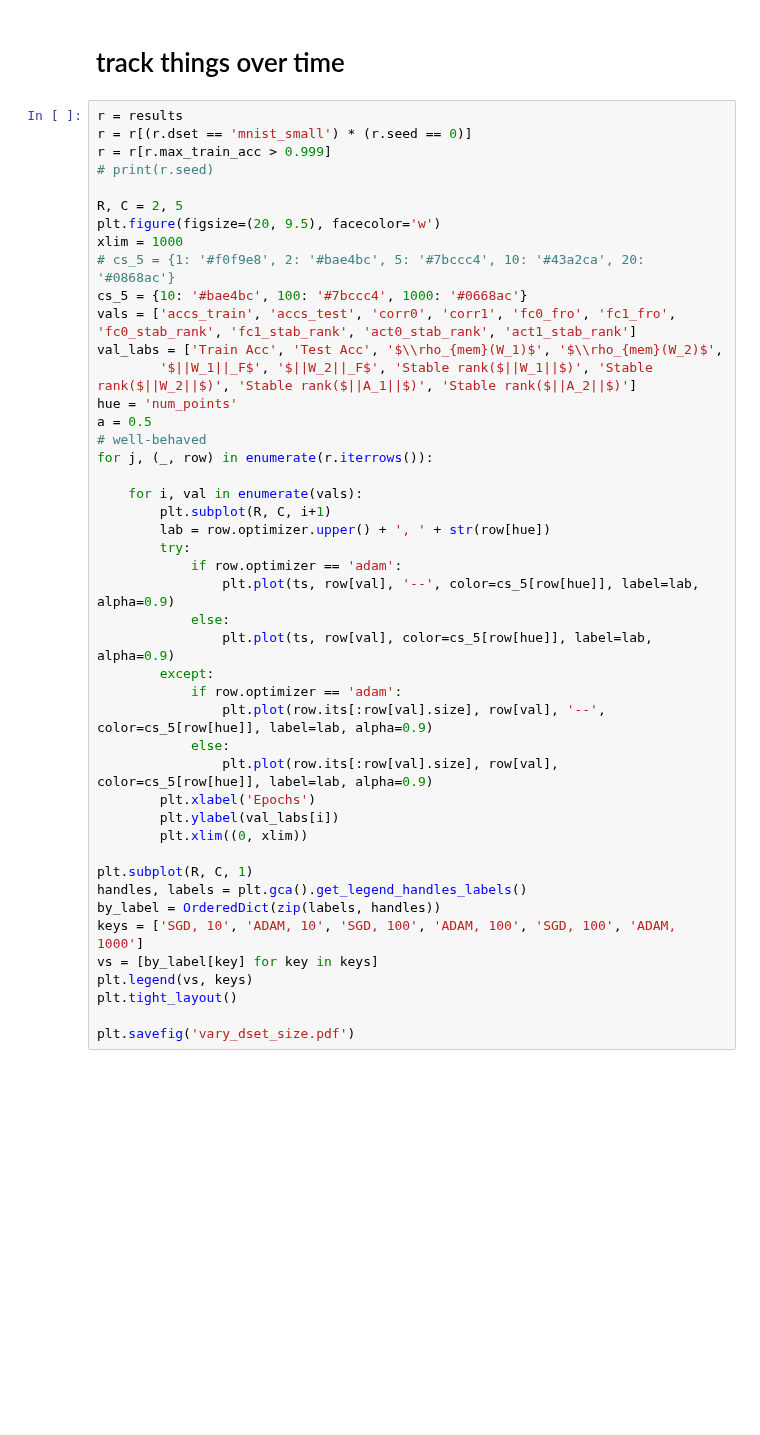
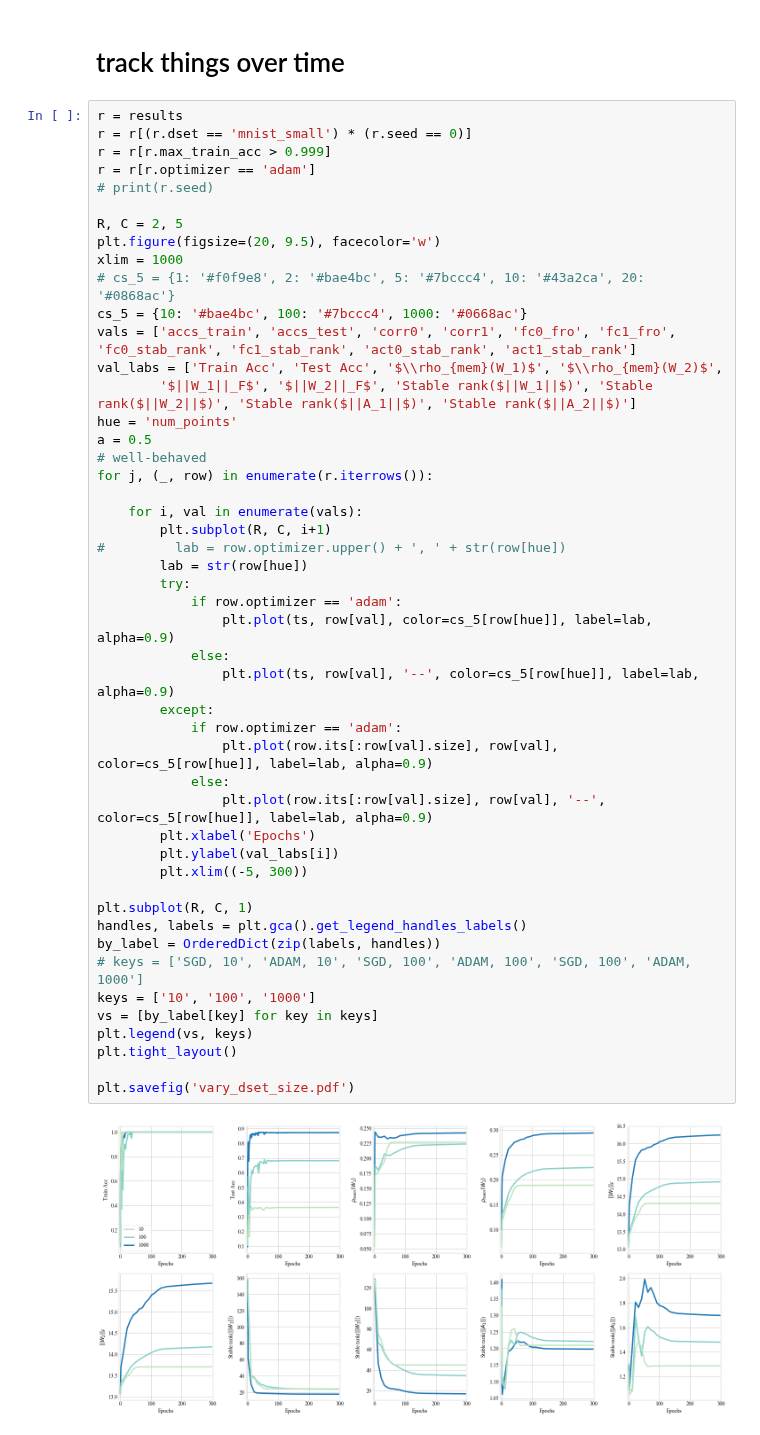
Before and after one commit to csinva/dnn-experiments, a Jupyter notebook: vision_analyze/vary_dset_size.ipynb, the cells around one changed output. Drawn from its saved outputs; the diff is of its cells as text; blank space fills up the shorter version.

```diff
--- a/vision_analyze/vary_dset_size.ipynb
+++ b/vision_analyze/vary_dset_size.ipynb
@@ -117,6 +117,7 @@ plt.show()
 r = results
 r = r[(r.dset == 'mnist_small') * (r.seed == 0)]
 r = r[r.max_train_acc > 0.999]
+r = r[r.optimizer == 'adam']
 # print(r.seed)
 
 R, C = 2, 5
@@ -124,37 +125,41 @@ plt.figure(figsize=(20, 9.5), facecolor='w')
 xlim = 1000
 # cs_5 = {1: '#f0f9e8', 2: '#bae4bc', 5: '#7bccc4', 10: '#43a2ca', 20: '#0868ac'}
 cs_5 = {10: '#bae4bc', 100: '#7bccc4', 1000: '#0668ac'}
 vals = ['accs_train', 'accs_test', 'corr0', 'corr1', 'fc0_fro', 'fc1_fro', 'fc0_stab_rank', 'fc1_stab_rank', 'act0_stab_rank', 'act1_stab_rank']
 val_labs = ['Train Acc', 'Test Acc', '$\\rho_{mem}(W_1)$', '$\\rho_{mem}(W_2)$',
         '$||W_1||_F$', '$||W_2||_F$', 'Stable rank($||W_1||$)', 'Stable rank($||W_2||$)', 'Stable rank($||A_1||$)', 'Stable rank($||A_2||$)']
 hue = 'num_points'
 a = 0.5
 # well-behaved
 for j, (_, row) in enumerate(r.iterrows()):
 
     for i, val in enumerate(vals):
         plt.subplot(R, C, i+1)
-        lab = row.optimizer.upper() + ', ' + str(row[hue])
+#         lab = row.optimizer.upper() + ', ' + str(row[hue])
+        lab = str(row[hue])
         try:
             if row.optimizer == 'adam':
+                plt.plot(ts, row[val], color=cs_5[row[hue]], label=lab, alpha=0.9)
+            else:
                 plt.plot(ts, row[val], '--', color=cs_5[row[hue]], label=lab, alpha=0.9)
-            else:
-                plt.plot(ts, row[val], color=cs_5[row[hue]], label=lab, alpha=0.9)
         except:
             if row.optimizer == 'adam':
+                plt.plot(row.its[:row[val].size], row[val], color=cs_5[row[hue]], label=lab, alpha=0.9)
+            else:
                 plt.plot(row.its[:row[val].size], row[val], '--', color=cs_5[row[hue]], label=lab, alpha=0.9)
-            else:
-                plt.plot(row.its[:row[val].size], row[val], color=cs_5[row[hue]], label=lab, alpha=0.9)
         plt.xlabel('Epochs')
         plt.ylabel(val_labs[i])
-        plt.xlim((0, xlim))
+        plt.xlim((-5, 300))
 
 plt.subplot(R, C, 1)
 handles, labels = plt.gca().get_legend_handles_labels()
 by_label = OrderedDict(zip(labels, handles))
-keys = ['SGD, 10', 'ADAM, 10', 'SGD, 100', 'ADAM, 100', 'SGD, 100', 'ADAM, 1000']
+# keys = ['SGD, 10', 'ADAM, 10', 'SGD, 100', 'ADAM, 100', 'SGD, 100', 'ADAM, 1000']
+keys = ['10', '100', '1000']
 vs = [by_label[key] for key in keys]
 plt.legend(vs, keys)
 plt.tight_layout()
 
 plt.savefig('vary_dset_size.pdf')
+# %% [output]
+[figure, added]
```
